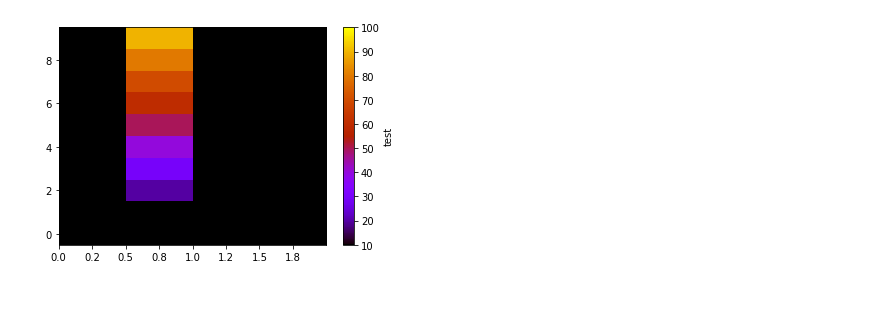
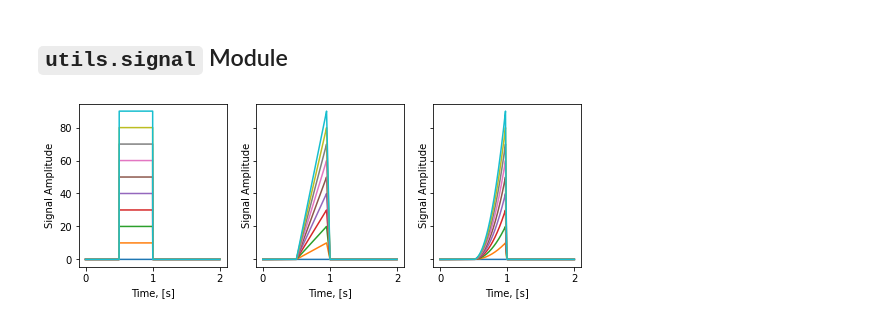
Before and after one commit to chungheng/neural, a Jupyter notebook: notebooks/utility.ipynb, the cells around one changed output. Drawn from its saved outputs; the diff is of its cells as text; code cells hidden in the pictures.

```diff
--- a/notebooks/utility.ipynb
+++ b/notebooks/utility.ipynb
@@ -7,14 +7,19 @@ NameError: name 'Container' is not defined
+# %% [markdown]
+## `utils.signal` Module
 # %%
 dt, dur, start, stop, amp = 1e-4, 2, 0.5, 1.0, 100.0
 t = np.arange(0, dur, dt)
-wav = utils.generate_stimulus('step', dt, dur, (start, stop), amp)
+wav = signal.generate_stimulus('step', dt, dur, (start, stop), amp)
 amps = np.arange(0, 100, 10)
-wav2 = utils.generate_stimulus('step', dt, dur, (start, stop), amps)
+wav2 = signal.generate_stimulus('step', dt, dur, (start, stop), amps)
 # %%
-dt, dur, start, stop = 1e-4, 2, 0.5, 1.0
+dt, dur, start, stop, num = 1e-4, 2, 0.5, 1.0, 10
 t = np.arange(0, dur, dt)
-amps = np.arange(0, 100, 10)
-wav = utils.generate_stimulus('step', dt, dur, (start, stop), amps)
-ax,cbar = plot.plot_mat(wav, t=t, cax=True, vmin=10, vmax=100, cbar_kw={'label':'test'}, cmap=plt.cm.gnuplot)
+amps = np.arange(0, 100, num)
+
+fig,axes = plt.subplots(1,3,figsize=(9,3),sharex=True,sharey=True)
+for ax, wav in zip(axes, ['step', 'ramp', 'parabola']):
+    ax.plot(t, signal.generate_stimulus(wav, dt, dur, (start, stop), amps).T)
+    ax.set(xlabel='Time, [s]', ylabel='Signal Amplitude')
 # %% [output]
-[figure, old version]
+[figure, new version]
```
Also changed, not shown: parts of 13 cells of this notebook, 2 other files.
